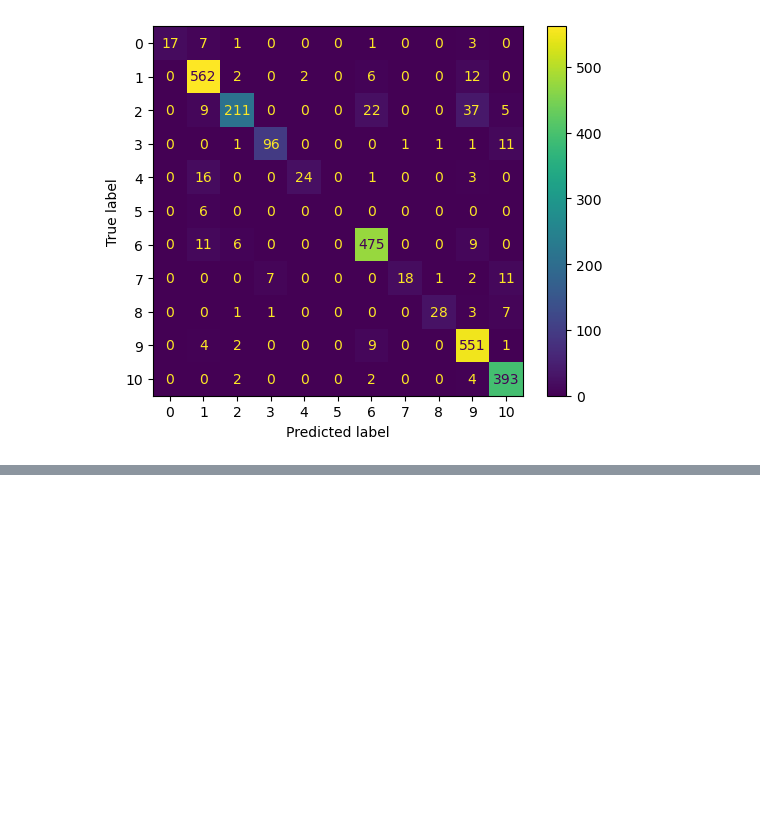
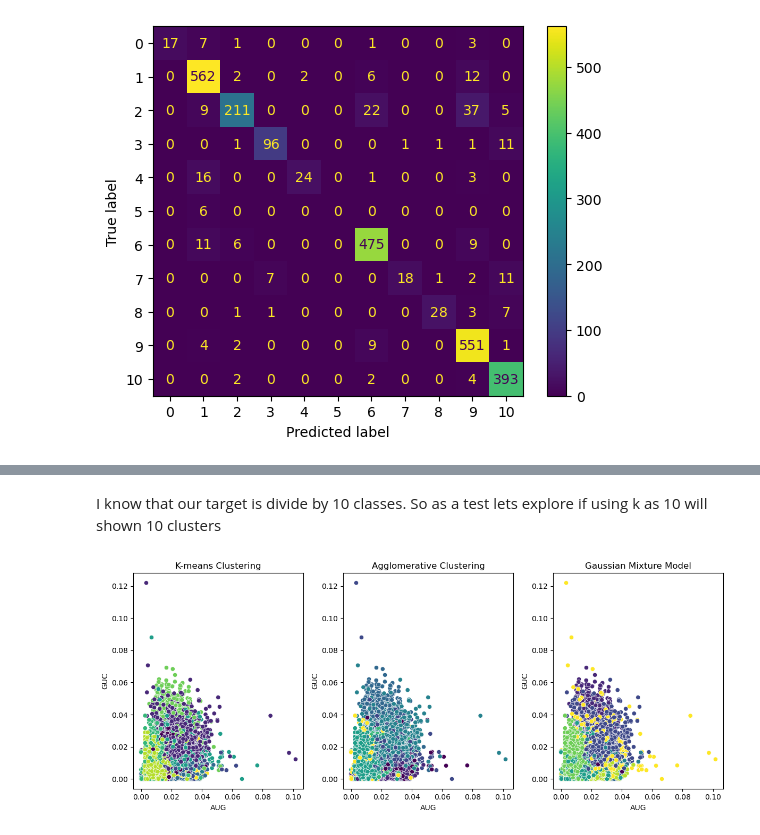
Before and after one commit to PierPompilii/Codon-Kingdom-Classifier, a Jupyter notebook: notebooks/04-modelling.ipynb, the cells around one changed output, grey strips where cells are left out. Saved outputs shown, nothing was run; the diff lists cells and outputs as text; code cells hidden in the pictures; blank space fills up the shorter version.

```diff
--- a/notebooks/04-modelling.ipynb
+++ b/notebooks/04-modelling.ipynb
@@ -538,0 +556,3 @@ plt.show()
+# %%
+codon_df_scaled = codon_df_clean.drop(columns=['Kingdom', 'SpeciesID', 'Ncodons', 'SpeciesName','DNAtype', 'Kingdom_labels' ])
+codon_df_scaled
@@ -538,0 +573,31 @@ plt.show()
+# %% [markdown]
+I know that our target is divide by 10 classes. So as a test lets explore if using k as 10 will shown 10 clusters
+# %%
+kmeans1 = KMeans(n_clusters= 10)
+kmeans1_labels = kmeans1.fit_predict(codon_df_scaled)
+
+agg1 = AgglomerativeClustering(n_clusters = 10 , linkage='ward')
+agg1_labels = agg1.fit_predict(codon_df_scaled)
+
+gmm1 = GaussianMixture(n_components = 10)
+gmm1_labels = gmm1.fit_predict(codon_df_scaled)
+# %%
+plt.figure(figsize=(12, 5))
+plt.subplot(1, 3, 1)
+sns.scatterplot(x='AUG', y='GUC', hue=kmeans1_labels, palette='viridis', data=codon_df_scaled, legend=False)
+plt.title('K-means Clustering')
+
+
+plt.subplot(1, 3, 2)
+sns.scatterplot(x='AUG', y='GUC', hue=agg1_labels, palette='viridis', data=codon_df_scaled, legend=False)
+plt.title('Agglomerative Clustering')
+
+
+plt.subplot(1, 3, 3)
+sns.scatterplot(x='AUG', y='GUC', hue=gmm1_labels, palette='viridis', data=codon_df_scaled, legend=False)
+plt.title('Gaussian Mixture Model')
+
+plt.tight_layout()
+plt.show()
+# %% [output]
+[figure, added]
```
Also changed, not shown: parts of 32 cells of this notebook.
